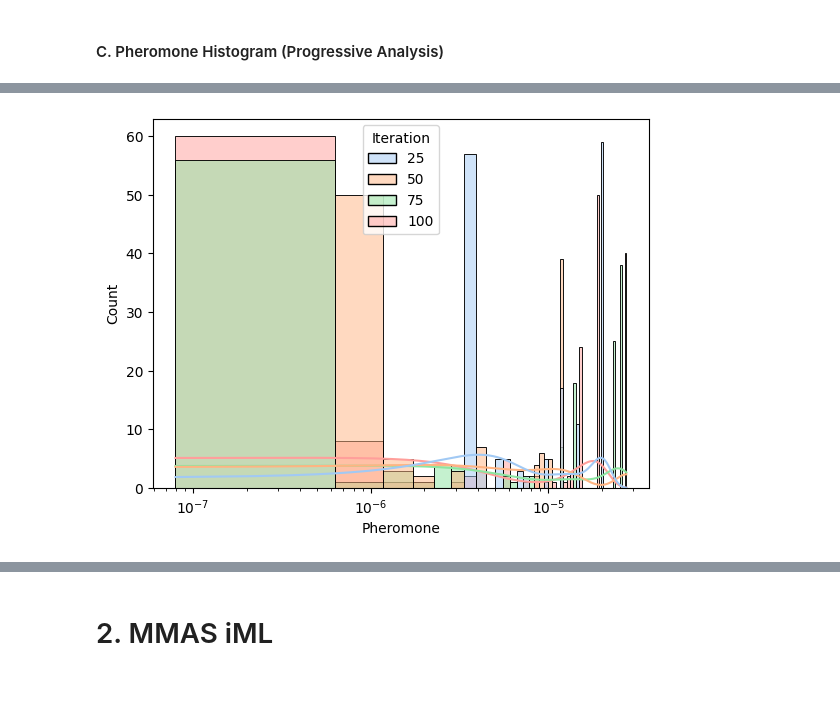
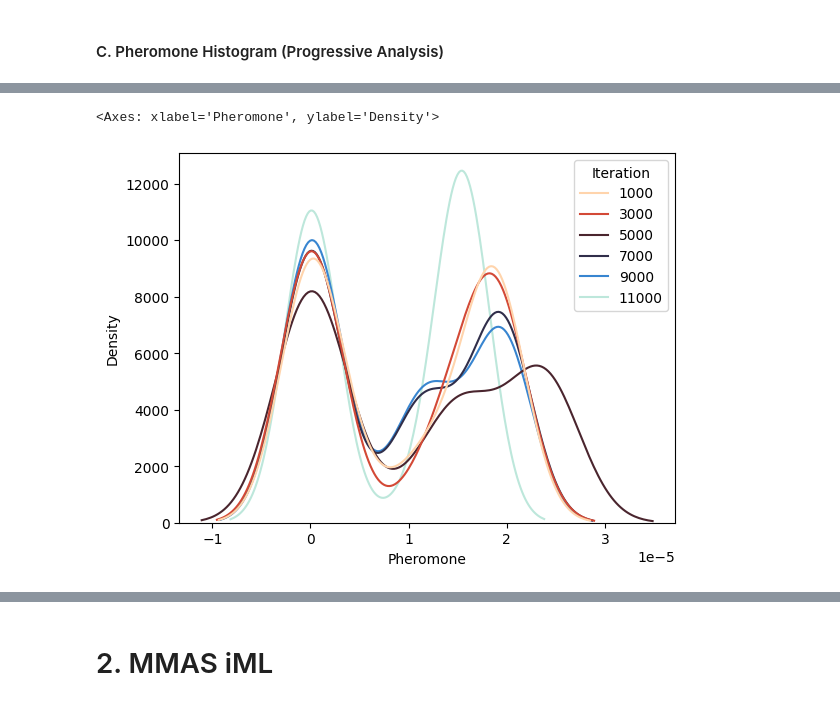
Before and after one commit to alopezmb/GAMILE, a Jupyter notebook: virtual_museum_manager/IML_TRAINING_AND_EVALUATION.ipynb, the cells around one changed output, grey strips where cells are left out. Drawn from its saved outputs; the diff is of its cells as text; code cells hidden in the pictures.

```diff
--- a/virtual_museum_manager/IML_TRAINING_AND_EVALUATION.ipynb
+++ b/virtual_museum_manager/IML_TRAINING_AND_EVALUATION.ipynb
@@ -422,7 +448,13 @@ plt.show()
 # %%
-comp_hst = sns.histplot(data=df_all_states, x='Pheromone', hue='Iteration', palette="pastel", kde=True, bins=50)
-comp_hst.set(xscale="log")
-plt.show()
+# DESCARTAR
+#comp_hst = sns.histplot(data=df_specific_iters, x='Pheromone', hue='Iteration', palette='pastel', kde=True, bins=40)
+#comp_hst.set(xscale="log")
+#sns.move_legend(comp_hst, "upper left", bbox_to_anchor=(1, 1))
+#plt.show()
-# %% [output]
-[figure, removed]
+# %%
+# INCLUDE
+sns.kdeplot(data=df_specific_iters, hue='Iteration', x='Pheromone', palette='icefire_r')
+# %% [output]
+<Axes: xlabel='Pheromone', ylabel='Density'>
+[figure, added]
 # %%
```
Also changed, not shown: parts of 47 cells of this notebook, 3 other files.
